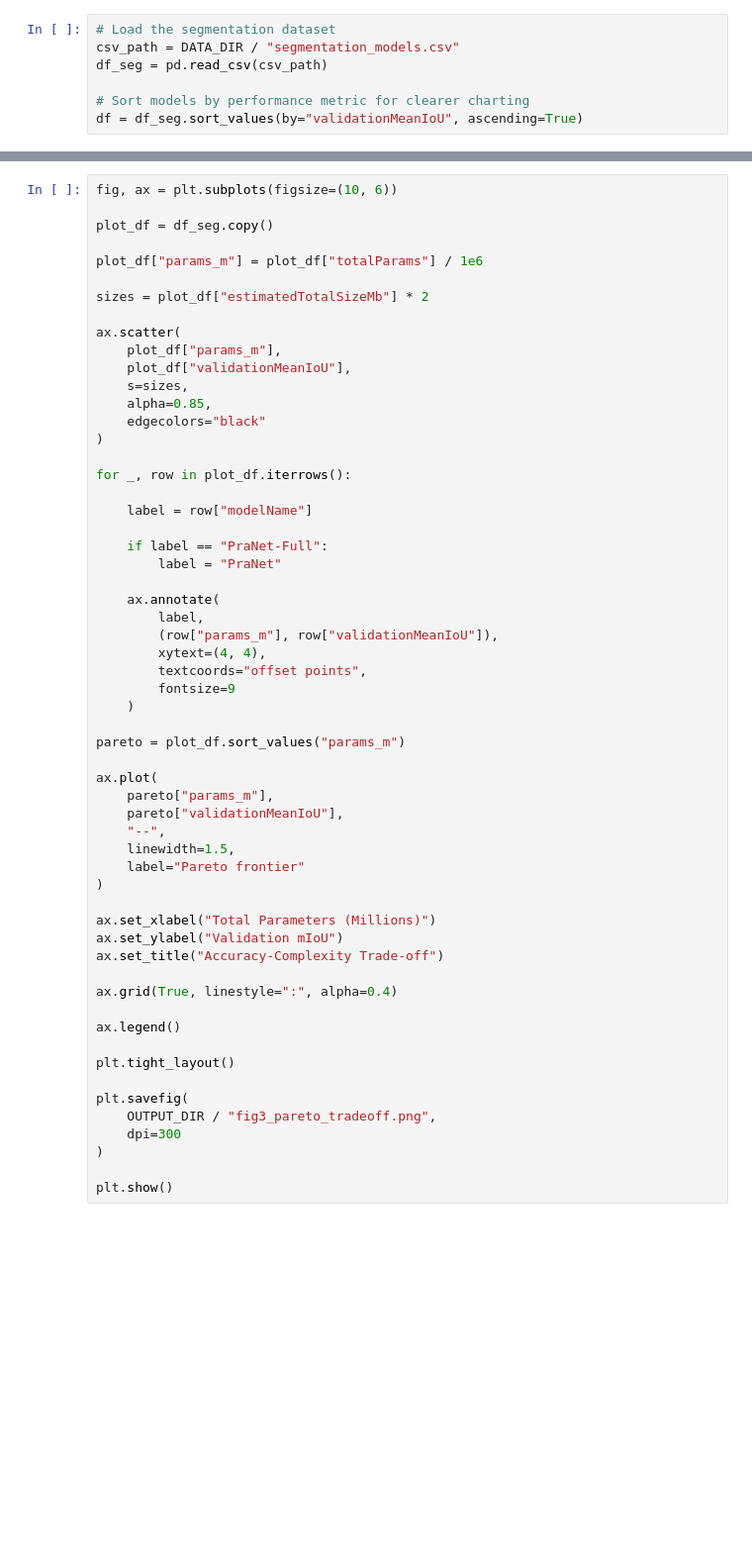
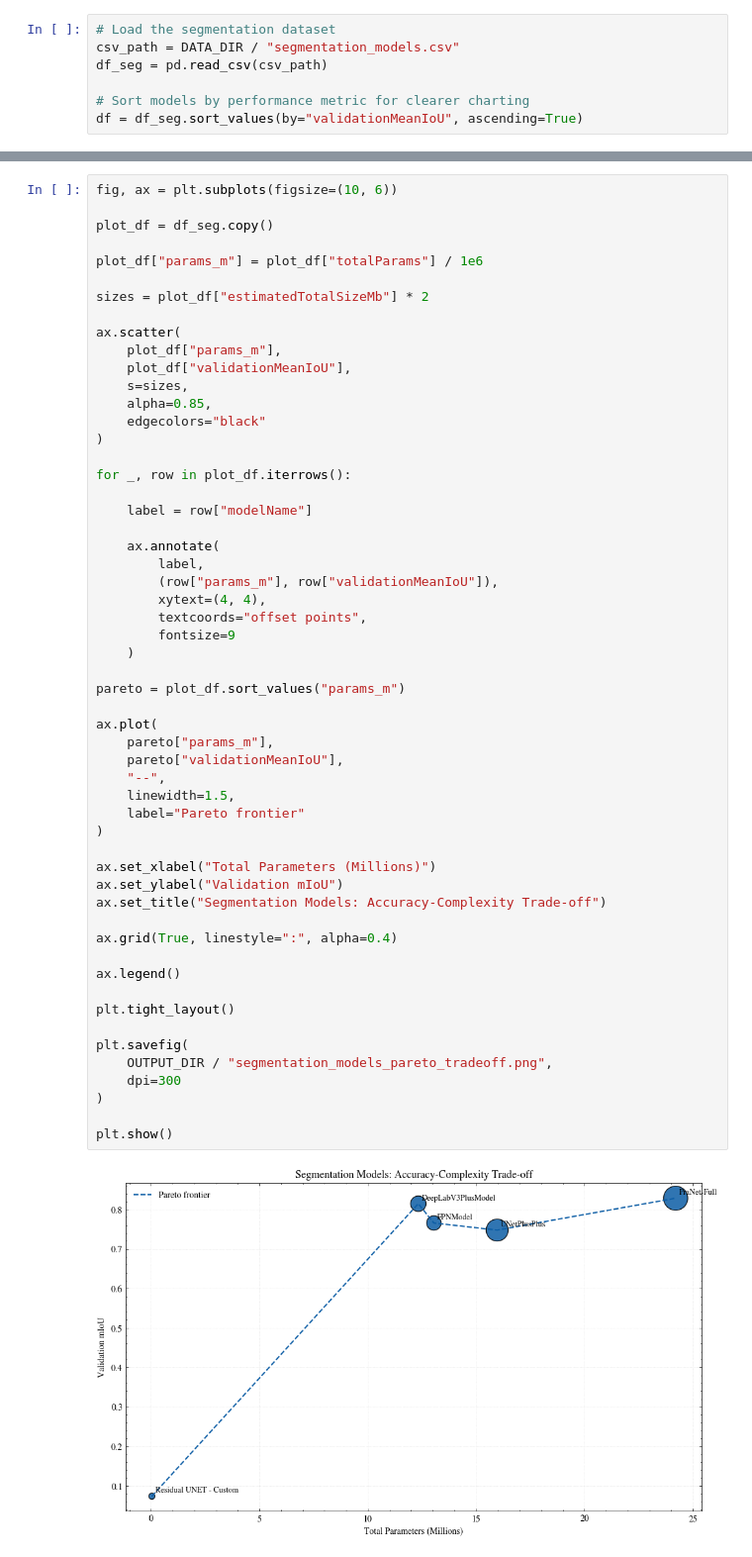
Before and after one commit to Sri-Ram-A/PolypDetection, a Jupyter notebook: notebooks/metrics/1-seg.ipynb, the cells around one changed output, grey strips where cells are left out. Shown at 99% size. Drawn from its saved outputs; the diff is of its cells as text; blank space fills up the shorter version.

```diff
--- a/notebooks/metrics/1-seg.ipynb
+++ b/notebooks/metrics/1-seg.ipynb
@@ -166,43 +167,42 @@ for _, row in plot_df.iterrows():
 
     label = row["modelName"]
 
-    if label == "PraNet-Full":
-        label = "PraNet"
-
     ax.annotate(
         label,
         (row["params_m"], row["validationMeanIoU"]),
         xytext=(4, 4),
         textcoords="offset points",
         fontsize=9
     )
 
 pareto = plot_df.sort_values("params_m")
 
 ax.plot(
     pareto["params_m"],
     pareto["validationMeanIoU"],
     "--",
     linewidth=1.5,
     label="Pareto frontier"
 )
 
 ax.set_xlabel("Total Parameters (Millions)")
 ax.set_ylabel("Validation mIoU")
-ax.set_title("Accuracy-Complexity Trade-off")
+ax.set_title("Segmentation Models: Accuracy-Complexity Trade-off")
 
 ax.grid(True, linestyle=":", alpha=0.4)
 
 ax.legend()
 
 plt.tight_layout()
 
 plt.savefig(
-    OUTPUT_DIR / "fig3_pareto_tradeoff.png",
+    OUTPUT_DIR / "segmentation_models_pareto_tradeoff.png",
     dpi=300
 )
 
 plt.show()
+# %% [output]
+[figure, added]
 # %%
 summary = df_seg[
     [
```
Also changed, not shown: parts of 7 cells of this notebook, 14 other files.
